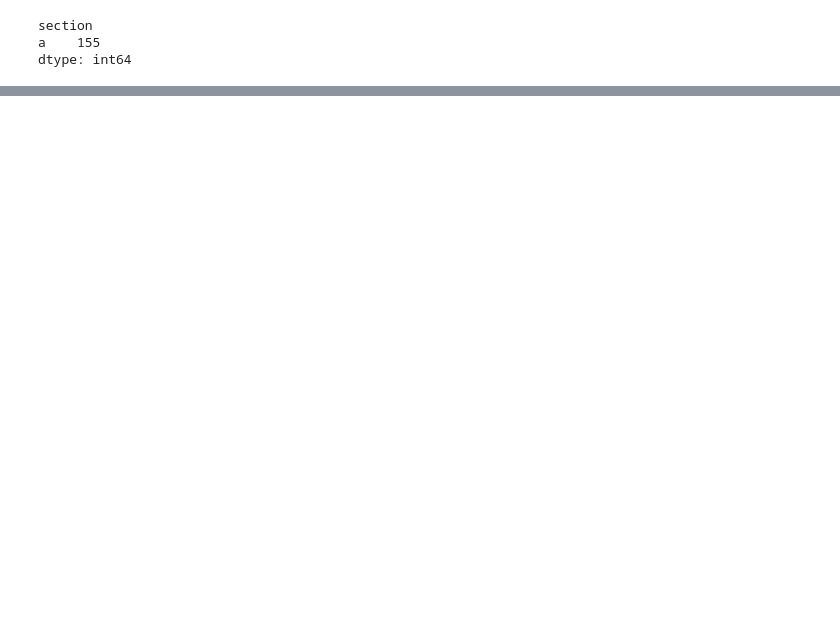
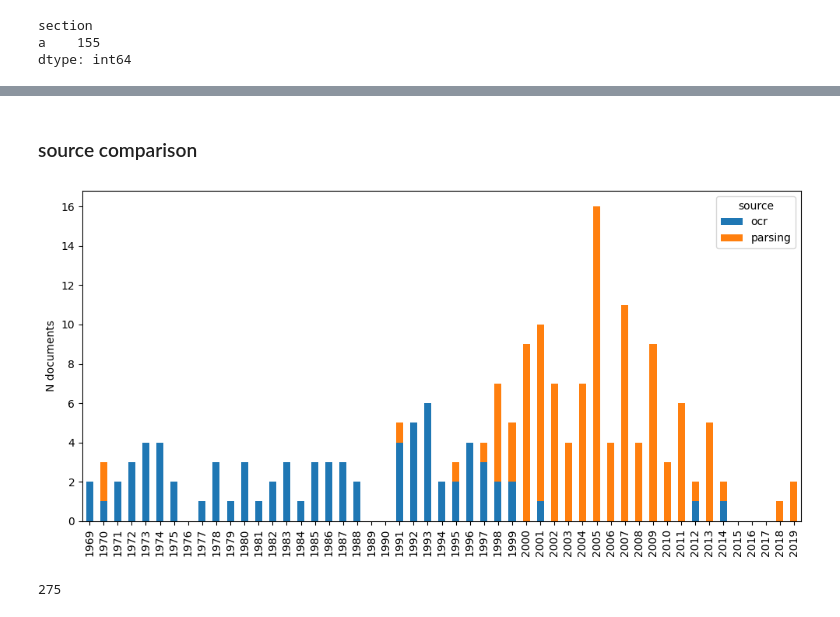
Before and after one commit to centre-for-humanities-computing/friths, a Jupyter notebook: notebooks/experiment_infodynamics.ipynb, the cells around one changed output, grey strips where cells are left out. Cells and saved outputs as stored; diff of their text form; code cells hidden in the pictures; blank space fills up the shorter version.

```diff
--- a/notebooks/experiment_infodynamics.ipynb
+++ b/notebooks/experiment_infodynamics.ipynb
@@ -61,0 +111,38 @@ dtype: int64
+# %% [markdown]
+### source comparison
+# %%
+df_full_emb['year_'] = pd.to_datetime(df_full_emb['year'], format='%Y')
+all_years = pd.date_range(start=df_full_emb['year_'].min(), end=df_full_emb['year_'].max(), freq='Y').year
+
+proportions = df_full_emb.groupby(['year', 'source']).size().unstack(fill_value=0) #.apply(lambda x: x / x.sum(), axis=1)
+proportions = proportions.reindex(all_years, fill_value=0)
+
+fig, ax = plt.subplots(figsize=(10, 5))
+proportions.plot(kind='bar', stacked=True, ax=ax)
+ax.set_ylabel('N documents')
+plt.tight_layout()
+plt.savefig('fig/source_breakdown.png', dpi=300)
+# %% [output]
+[figure, added]
+# %%
+def get_file_paths(folder_path: str) -> tuple[list, list]:
+    """
+    """
+
+    pdf_paths = []
+    other_paths = []
+    for root, directories, files in os.walk(folder_path):
+        for filename in files:
+            filepath = os.path.join(root, filename)
+            if filename.endswith('.pdf'):
+                pdf_paths.append(filepath)
+            else:
+                other_paths.append(filepath)
+
+    return pdf_paths, other_paths
+
+pdf_paths, other_paths = get_file_paths('../data/raw')
+pdf_paths = [path[3:] for path in pdf_paths]
+len(pdf_paths)
+# %% [output]
+275
```
Also changed, not shown: parts of 29 cells of this notebook, 1 other file.
